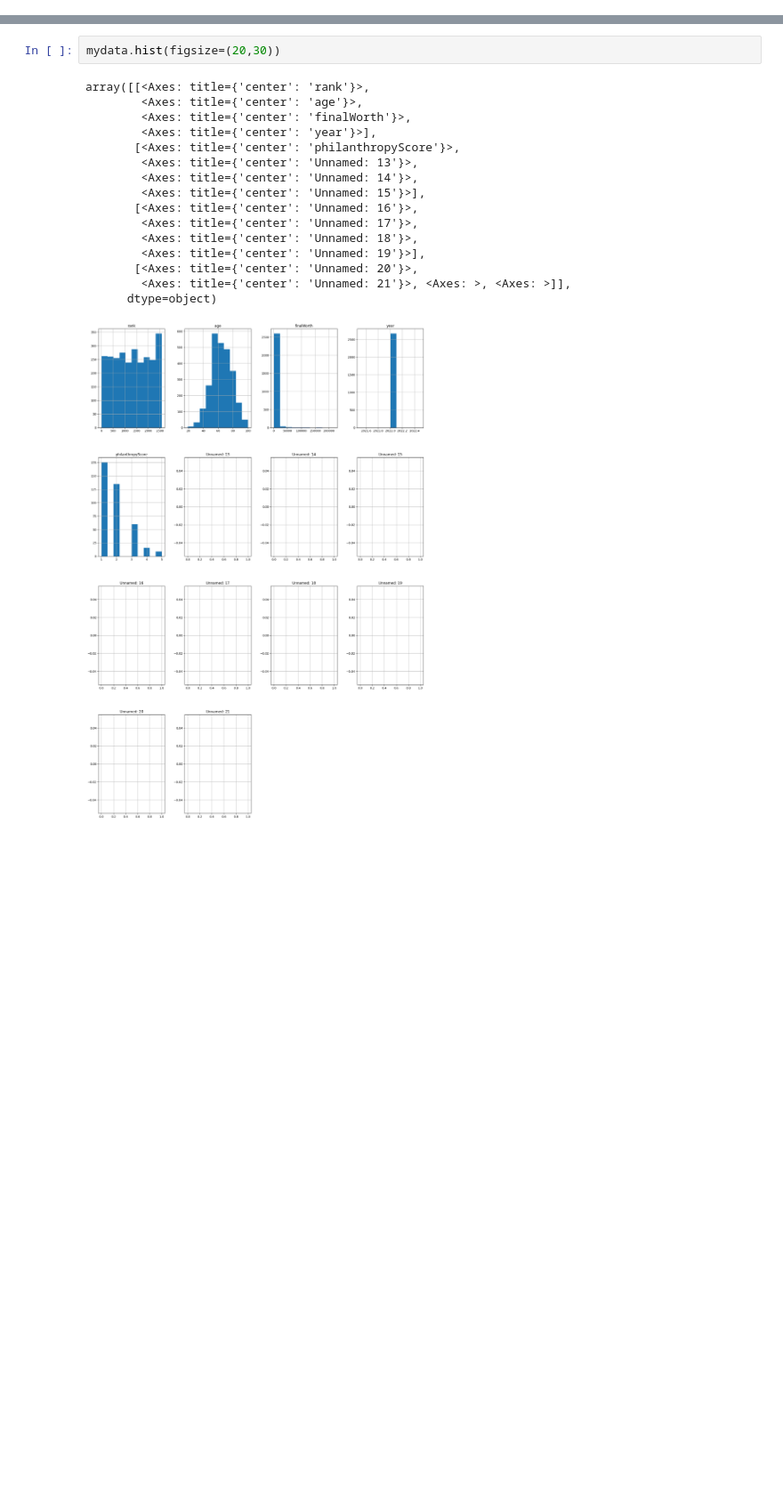
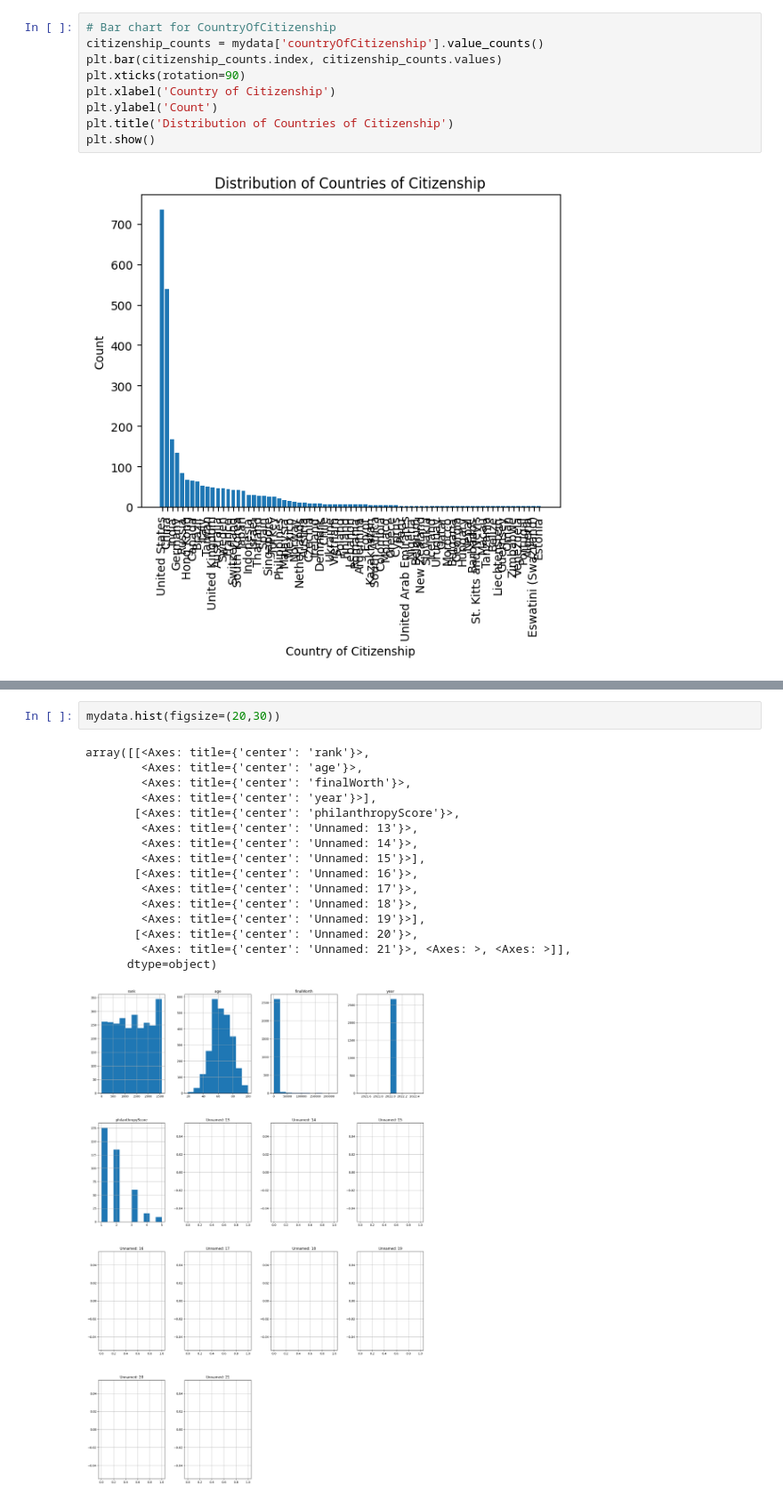
Before and after one commit to Sarajaldin/Richest-Persons, a Jupyter notebook: richest_persons.ipynb, the cells around one changed output, grey strips where cells are left out. Shown at 89% size. Drawn from its saved outputs; the diff is of its cells as text; blank space fills up the shorter version.

```diff
--- a/richest_persons.ipynb
+++ b/richest_persons.ipynb
@@ -154,0 +65,11 @@ memory usage: 440.4+ KB
+# %%
+# Bar chart for CountryOfCitizenship
+citizenship_counts = mydata['countryOfCitizenship'].value_counts()
+plt.bar(citizenship_counts.index, citizenship_counts.values)
+plt.xticks(rotation=90)
+plt.xlabel('Country of Citizenship')
+plt.ylabel('Count')
+plt.title('Distribution of Countries of Citizenship')
+plt.show()
+# %% [output]
+[figure, added]
```
Also changed, not shown: parts of 24 cells of this notebook.
